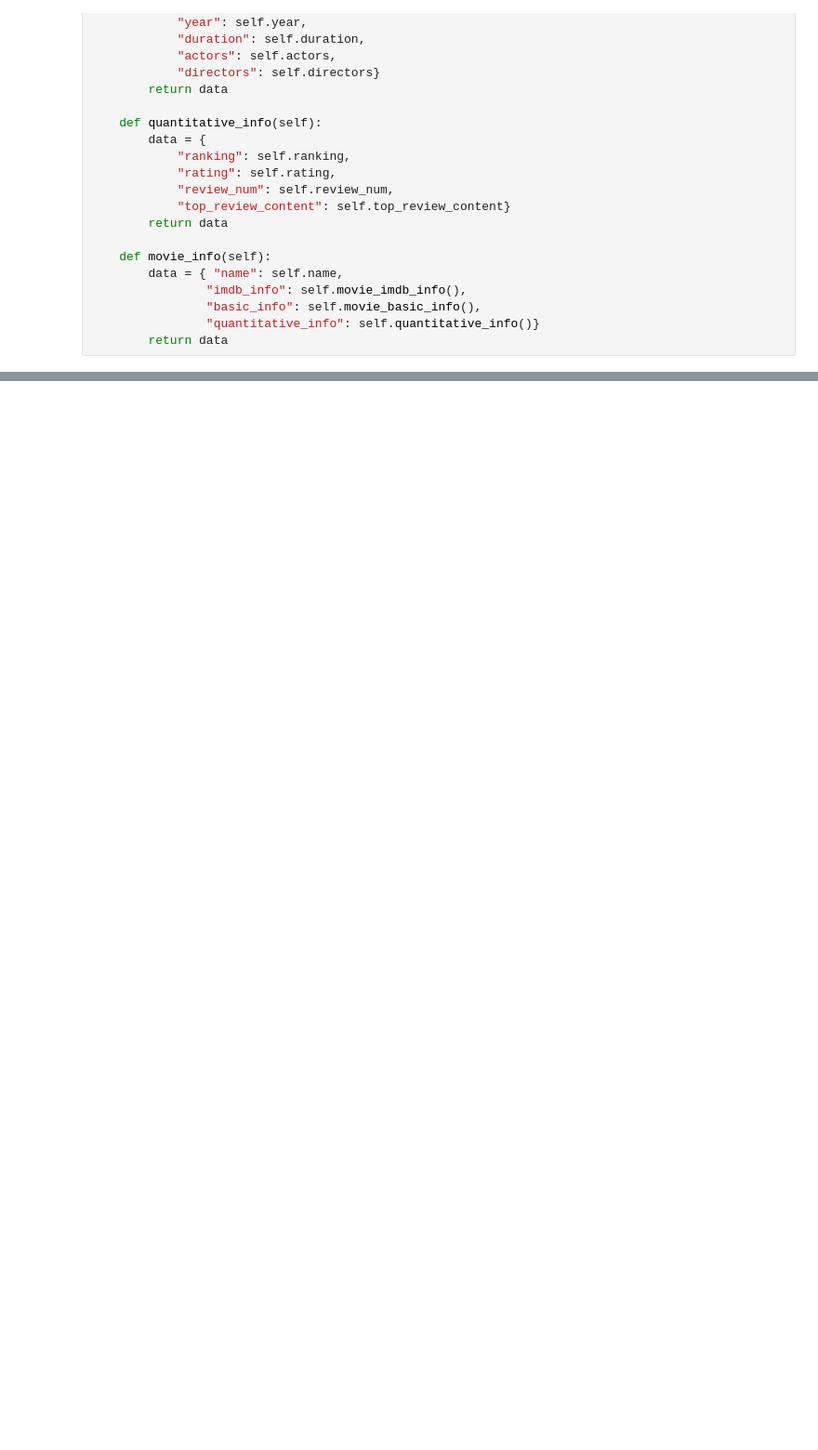
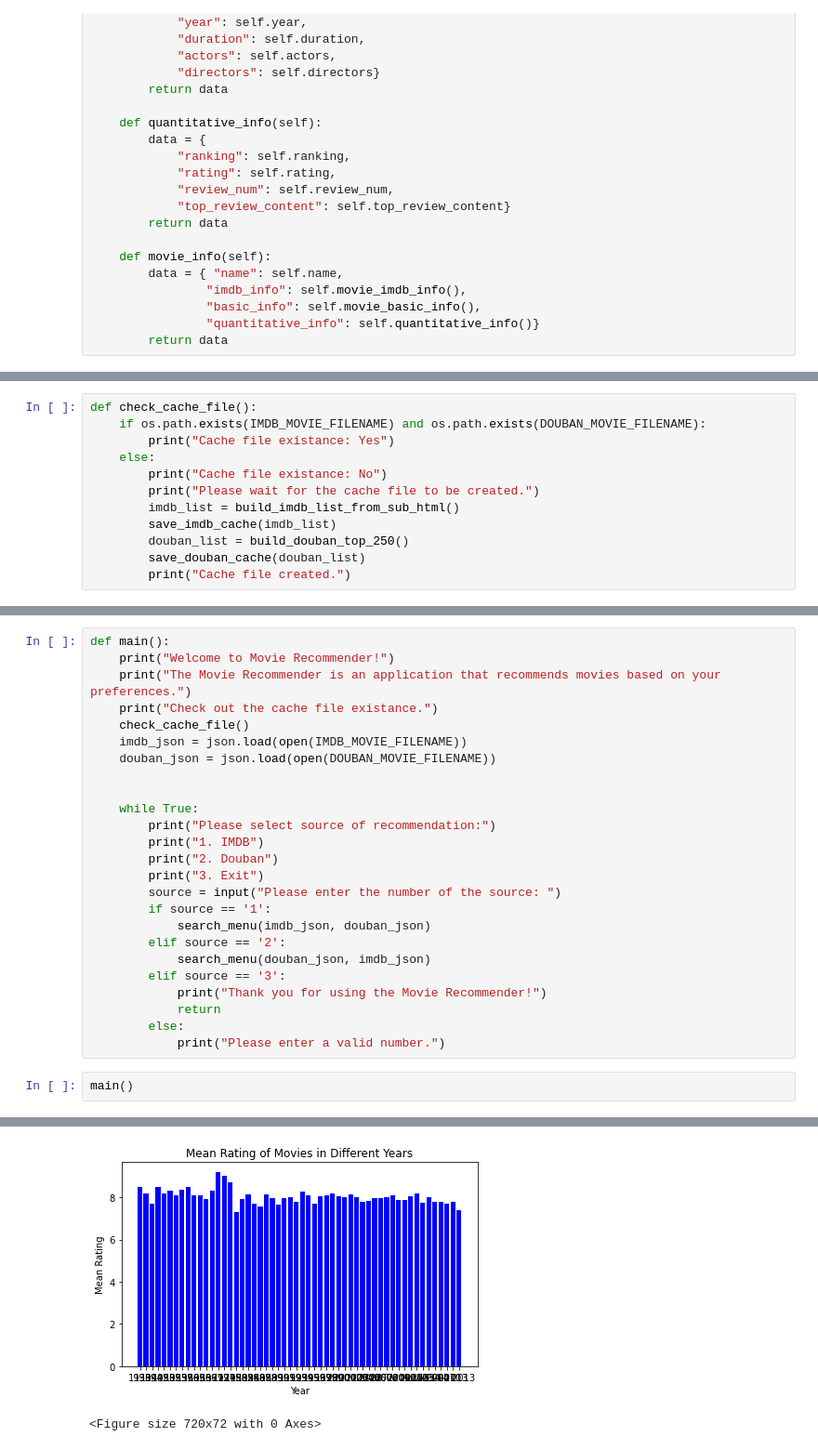
Before and after one commit to Stzzzzy/507_final_proj, a Jupyter notebook: final.ipynb, the cells around one changed output, grey strips where cells are left out. Shown at 93% size. Drawn from its saved outputs; the diff is of its cells as text; blank space fills up the shorter version.

```diff
--- a/final.ipynb
+++ b/final.ipynb
@@ -145,0 +273,12 @@ save_imdb_cache(imdb_list)
+# %%
+def check_cache_file():
+    if os.path.exists(IMDB_MOVIE_FILENAME) and os.path.exists(DOUBAN_MOVIE_FILENAME):
+        print("Cache file existance: Yes")
+    else:
+        print("Cache file existance: No")
+        print("Please wait for the cache file to be created.")
+        imdb_list = build_imdb_list_from_sub_html()
+        save_imdb_cache(imdb_list)
+        douban_list = build_douban_top_250()
+        save_douban_cache(douban_list)
+        print("Cache file created.")
@@ -145,0 +506,28 @@ save_imdb_cache(imdb_list)
+# %%
+def main():
+    print("Welcome to Movie Recommender!")
+    print("The Movie Recommender is an application that recommends movies based on your preferences.")
+    print("Check out the cache file existance.")
+    check_cache_file()
+    imdb_json = json.load(open(IMDB_MOVIE_FILENAME))
+    douban_json = json.load(open(DOUBAN_MOVIE_FILENAME))
+
+
+    while True:
+        print("Please select source of recommendation:")
+        print("1. IMDB")
+        print("2. Douban")
+        print("3. Exit")
+        source = input("Please enter the number of the source: ")
+        if source == '1':
+            search_menu(imdb_json, douban_json)
+        elif source == '2':
+            search_menu(douban_json, imdb_json)
+        elif source == '3':
+            print("Thank you for using the Movie Recommender!")
+            return
+        else:
+            print("Please enter a valid number.")
+# %%
+main()
+# %% [output]
@@ -146,2 +551,4 @@ save_imdb_cache(imdb_list)
+[figure, added]
+<Figure size 720x72 with 0 Axes>
 # %%
 class douban_movie:
```
Also changed, not shown: parts of 23 cells of this notebook, 12 other files.
